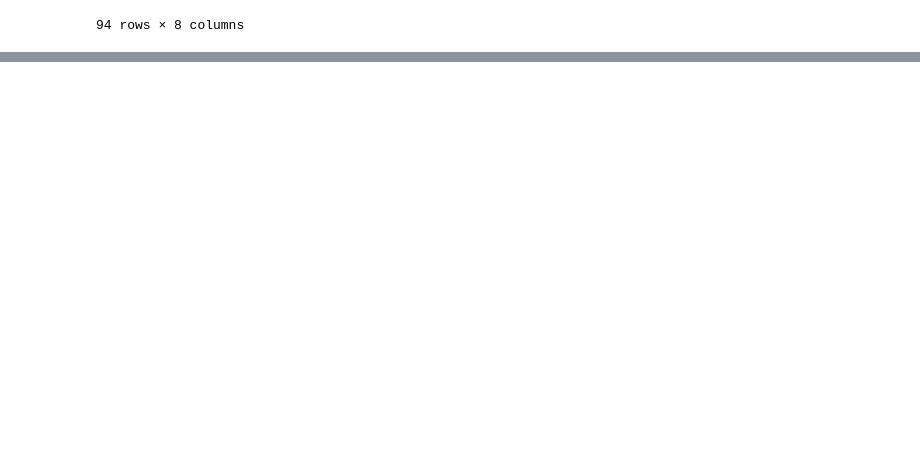
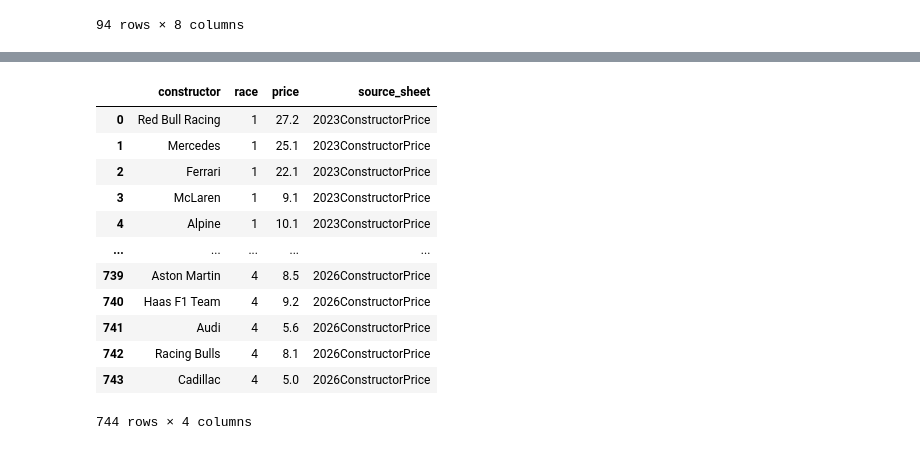
Before and after one commit to jguptil1/F1Fantasy, a Jupyter notebook: src/ingestion/database_testing.ipynb, the cells around one changed output, grey strips where cells are left out. Saved outputs shown, nothing was run; the diff lists cells and outputs as text; code cells hidden in the pictures; blank space fills up the shorter version.

```diff
--- a/src/ingestion/database_testing.ipynb
+++ b/src/ingestion/database_testing.ipynb
@@ -339,0 +415,24 @@ staged_meetings
+# %%
+def read_raw_constructor_price():
+    with duckdb.connect(DATABASE_PATH, read_only=True) as con:
+        result = con.execute("SELECT * FROM raw_constructor_price_table").df()
+
+    return result
+
+
+raw_constructor_price = read_raw_constructor_price()
+raw_constructor_price
+# %% [output]
+|  | constructor | race | price | source_sheet |
+| 0 | Red Bull Racing | 1 | 27.2 | 2023ConstructorPrice |
+| 1 | Mercedes | 1 | 25.1 | 2023ConstructorPrice |
+| 2 | Ferrari | 1 | 22.1 | 2023ConstructorPrice |
+| 3 | McLaren | 1 | 9.1 | 2023ConstructorPrice |
+| 4 | Alpine | 1 | 10.1 | 2023ConstructorPrice |
+| ... | ... | ... | ... | ... |
+| 739 | Aston Martin | 4 | 8.5 | 2026ConstructorPrice |
+| 740 | Haas F1 Team | 4 | 9.2 | 2026ConstructorPrice |
+| 741 | Audi | 4 | 5.6 | 2026ConstructorPrice |
+| 742 | Racing Bulls | 4 | 8.1 | 2026ConstructorPrice |
+| 743 | Cadillac | 4 | 5.0 | 2026ConstructorPrice |
+744 rows × 4 columns
```
Also changed, not shown: parts of 10 cells of this notebook, 4 other files.
